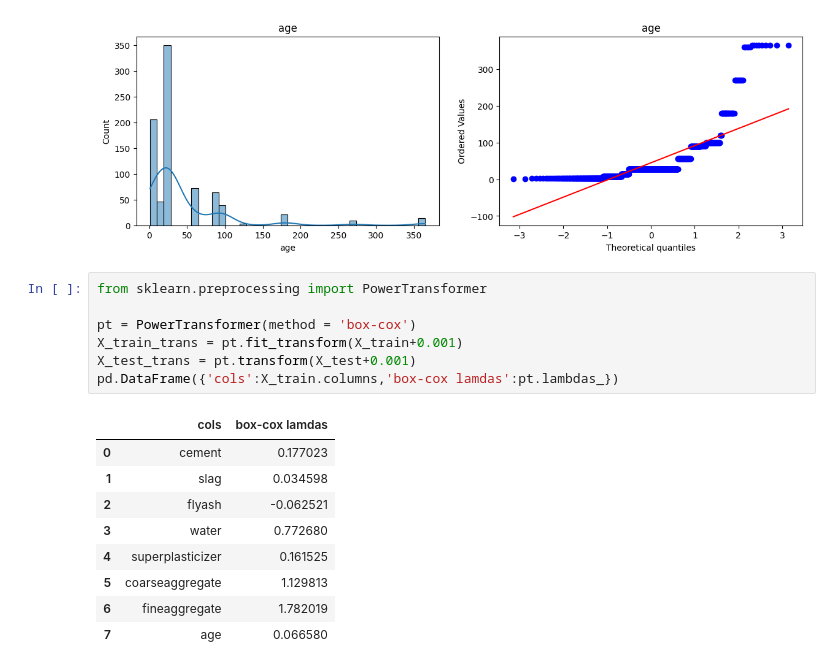
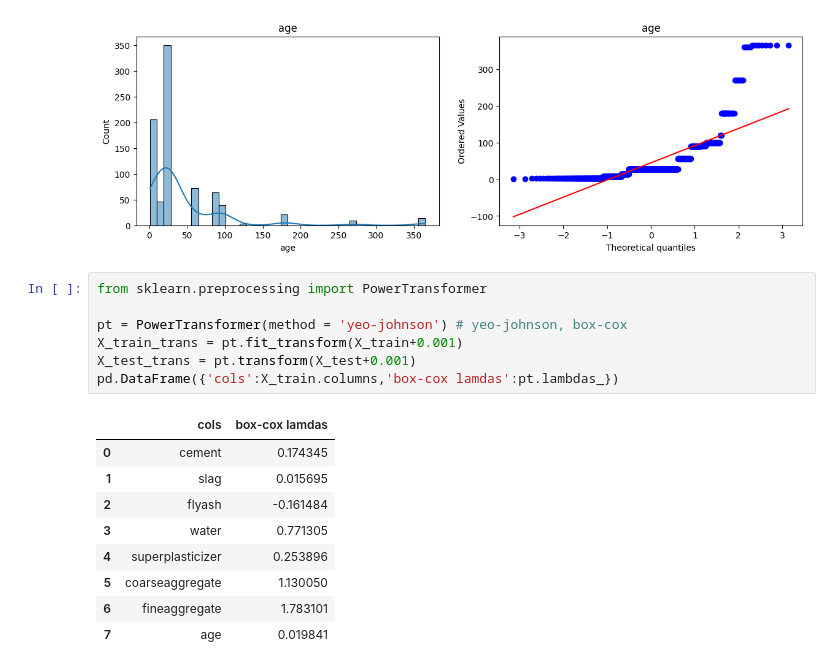
Before and after one commit to prayas7102/ML-Algorithms-Implementation, a Jupyter notebook: Transformers/pow_trans.ipynb, the cells around one changed output. Saved outputs shown, nothing was run; the diff lists cells and outputs as text.

```diff
--- a/Transformers/pow_trans.ipynb
+++ b/Transformers/pow_trans.ipynb
@@ -82,20 +82,20 @@ draw_graph(X_train)
 # %%
 from sklearn.preprocessing import PowerTransformer
 
-pt = PowerTransformer(method = 'box-cox')
+pt = PowerTransformer(method = 'yeo-johnson') # yeo-johnson, box-cox
 X_train_trans = pt.fit_transform(X_train+0.001)
 X_test_trans = pt.transform(X_test+0.001)
 pd.DataFrame({'cols':X_train.columns,'box-cox lamdas':pt.lambdas_})
 # %% [output]
 |  | cols | box-cox lamdas |
-| 0 | cement | 0.177023 |
-| 1 | slag | 0.034598 |
-| 2 | flyash | -0.062521 |
-| 3 | water | 0.772680 |
-| 4 | superplasticizer | 0.161525 |
-| 5 | coarseaggregate | 1.129813 |
-| 6 | fineaggregate | 1.782019 |
-| 7 | age | 0.066580 |
+| 0 | cement | 0.174345 |
+| 1 | slag | 0.015695 |
+| 2 | flyash | -0.161484 |
+| 3 | water | 0.771305 |
+| 4 | superplasticizer | 0.253896 |
+| 5 | coarseaggregate | 1.130050 |
+| 6 | fineaggregate | 1.783101 |
+| 7 | age | 0.019841 |
 # %%
 # after transformation
 get_accuracy(X_train_trans,Y_train,X_test_trans,Y_test)
```
Also changed, not shown: parts of 2 cells of this notebook, 1 other file.
